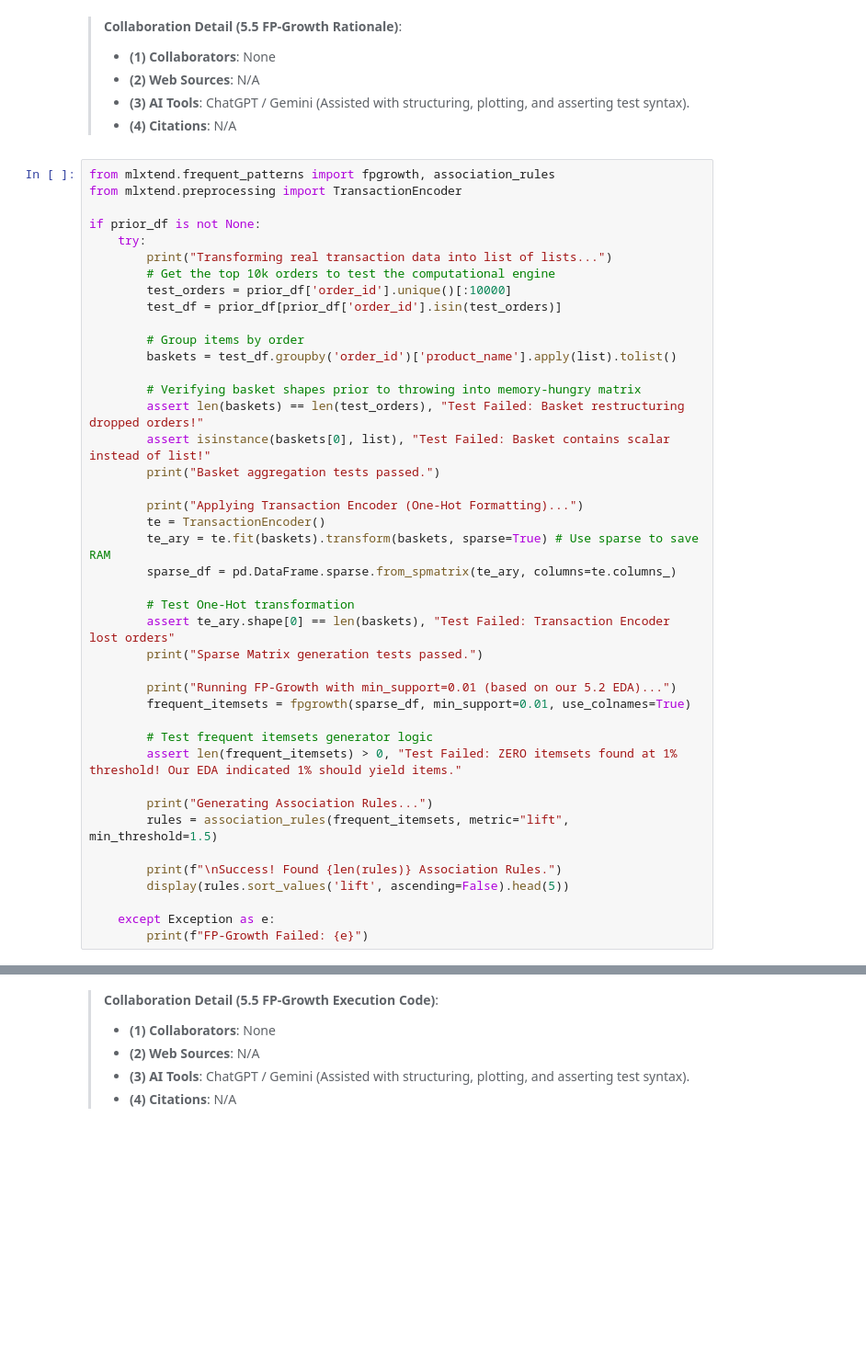
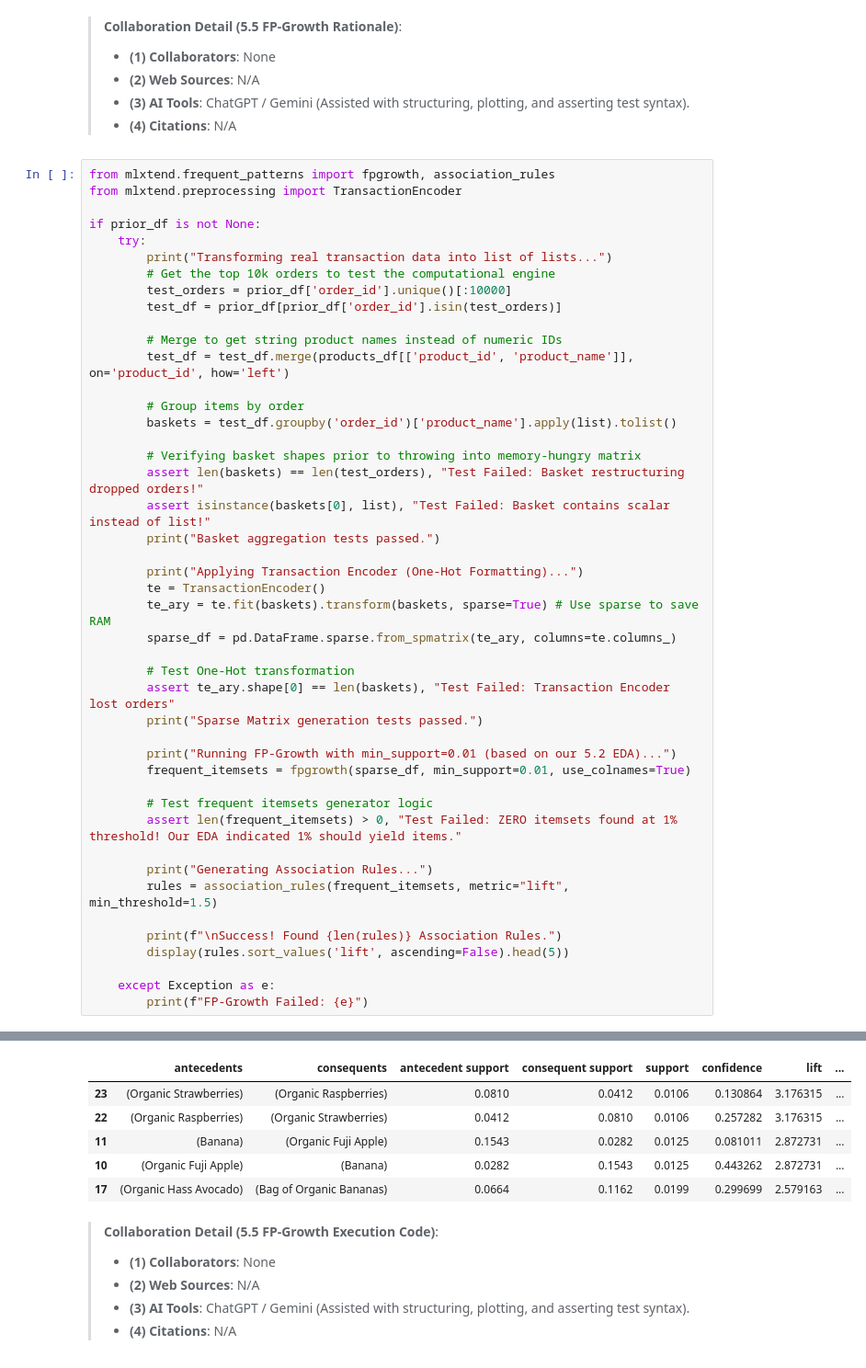
Before and after one commit to khussalpradhan/Instacart-Analysis, a Jupyter notebook: project_checkpoint_2.ipynb, the cells around one changed output, grey strips where cells are left out. Shown at 92% size. Saved outputs shown, nothing was run; the diff lists cells and outputs as text; blank space fills up the shorter version.

Commit message:
Hotfix: Merge products_df to fix FP-Growth Exception

```diff
--- a/project_checkpoint_2.ipynb
+++ b/project_checkpoint_2.ipynb
@@ -423,6 +433,9 @@ if prior_df is not None:
         # Get the top 10k orders to test the computational engine
         test_orders = prior_df['order_id'].unique()[:10000]
         test_df = prior_df[prior_df['order_id'].isin(test_orders)]
+
+        # Merge to get string product names instead of numeric IDs
+        test_df = test_df.merge(products_df[['product_id', 'product_name']], on='product_id', how='left')
 
         # Group items by order
         baskets = test_df.groupby('order_id')['product_name'].apply(list).tolist()
@@ -461,3 +480,9 @@ FP-Growth Failed: 'Column not found: product_name'
+|  | antecedents | consequents | antecedent support | consequent support | support | confidence | lift | ... |
+| 23 | (Organic Strawberries) | (Organic Raspberries) | 0.0810 | 0.0412 | 0.0106 | 0.130864 | 3.176315 | ... |
+| 22 | (Organic Raspberries) | (Organic Strawberries) | 0.0412 | 0.0810 | 0.0106 | 0.257282 | 3.176315 | ... |
+| 11 | (Banana) | (Organic Fuji Apple) | 0.1543 | 0.0282 | 0.0125 | 0.081011 | 2.872731 | ... |
+| 10 | (Organic Fuji Apple) | (Banana) | 0.0282 | 0.1543 | 0.0125 | 0.443262 | 2.872731 | ... |
+| 17 | (Organic Hass Avocado) | (Bag of Organic Bananas) | 0.0664 | 0.1162 | 0.0199 | 0.299699 | 2.579163 | ... |
 # %% [markdown]
 > **Collaboration Detail (5.5 FP-Growth Execution Code)**:
 > *   **(1) Collaborators**: None
```
Also changed, not shown: parts of 9 cells of this notebook.
